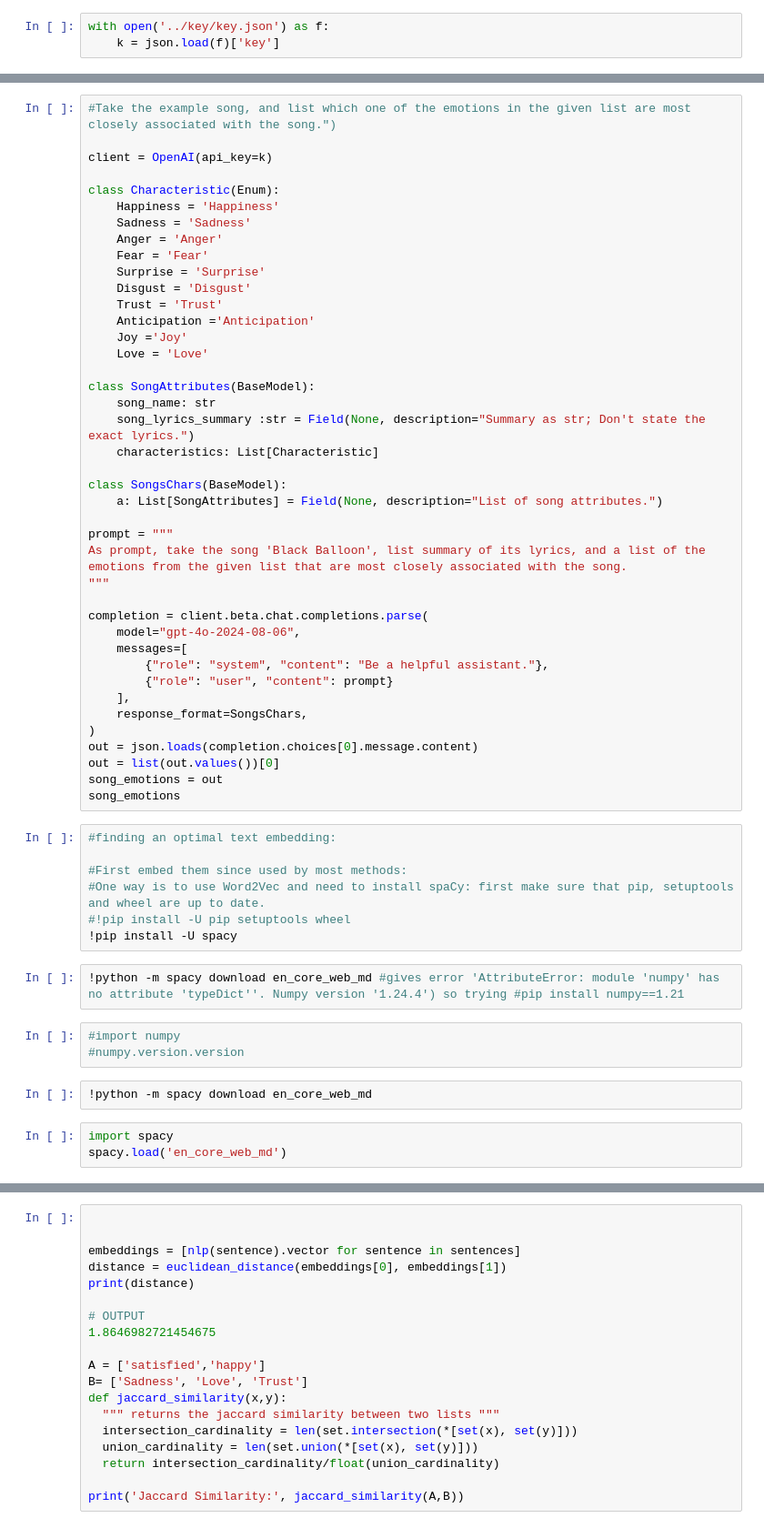
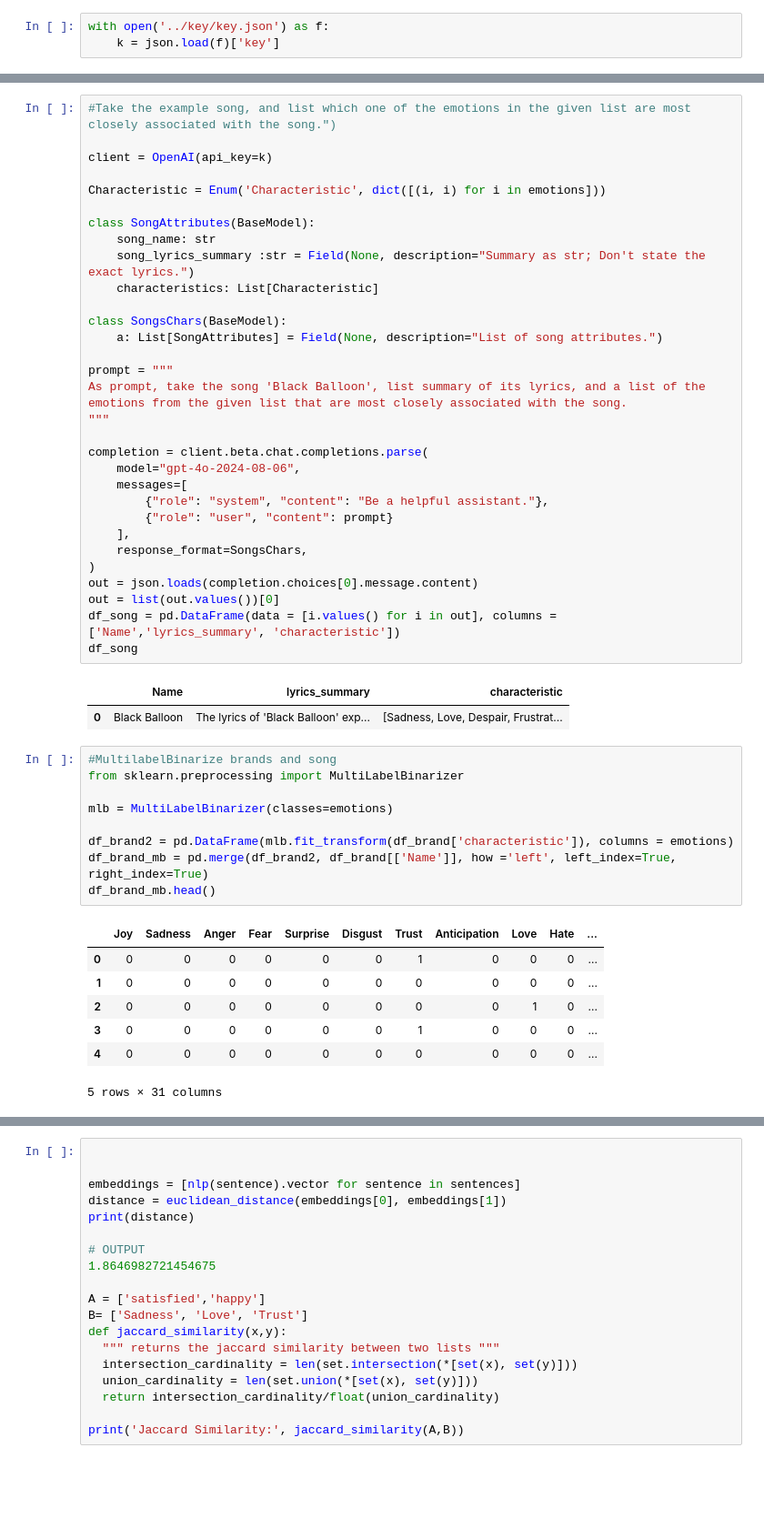
Before and after one commit to nedaresa/clothing_brand_recommender, a Jupyter notebook: explore.ipynb, the cells around one changed output, grey strips where cells are left out. Shown at 91% size. Cells and saved outputs as stored; diff of their text form; blank space fills up the shorter version.

```diff
--- a/explore.ipynb
+++ b/explore.ipynb
@@ -80,17 +103,7 @@ df
 
 client = OpenAI(api_key=k)
 
-class Characteristic(Enum):
-    Happiness = 'Happiness'
-    Sadness = 'Sadness'
-    Anger = 'Anger'
-    Fear = 'Fear'
-    Surprise = 'Surprise'
-    Disgust = 'Disgust'
-    Trust = 'Trust'
-    Anticipation ='Anticipation'
-    Joy ='Joy'
-    Love = 'Love'
+Characteristic = Enum('Characteristic', dict([(i, i) for i in emotions]))
 
 class SongAttributes(BaseModel):
     song_name: str
@@ -114,22 +127,25 @@ completion = client.beta.chat.completions.parse(
 )
 out = json.loads(completion.choices[0].message.content)
 out = list(out.values())[0]
-song_emotions = out
-song_emotions
+df_song = pd.DataFrame(data = [i.values() for i in out], columns = ['Name','lyrics_summary', 'characteristic'])
+df_song
+# %% [output]
+|  | Name | lyrics_summary | characteristic |
+| 0 | Black Balloon | The lyrics of 'Black Balloon' exp... | [Sadness, Love, Despair, Frustrat... |
-# %%
-#finding an optimal text embedding:
-
-#First embed them since used by most methods:
-#One way is to use Word2Vec and need to install spaCy: first make sure that pip, setuptools and wheel are up to date.
-#!pip install -U pip setuptools wheel
-!pip install -U spacy
-# %%
-!python -m spacy download en_core_web_md #gives error 'AttributeError: module 'numpy' has no attribute 'typeDict''. Numpy version '1.24.4') so trying #pip install numpy==1.21
-# %%
-#import numpy
-#numpy.version.version
-# %%
-!python -m spacy download en_core_web_md
-# %%
-import spacy
-spacy.load('en_core_web_md')
+# %%
+#MultilabelBinarize brands and song
+from sklearn.preprocessing import MultiLabelBinarizer
+
+mlb = MultiLabelBinarizer(classes=emotions)
+
+df_brand2 = pd.DataFrame(mlb.fit_transform(df_brand['characteristic']), columns = emotions)
+df_brand_mb = pd.merge(df_brand2, df_brand[['Name']], how ='left', left_index=True, right_index=True)
+df_brand_mb.head()
+# %% [output]
+|  | Joy | Sadness | Anger | Fear | Surprise | Disgust | Trust | Anticipation | Love | Hate | ... |
+| 0 | 0 | 0 | 0 | 0 | 0 | 0 | 1 | 0 | 0 | 0 | ... |
+| 1 | 0 | 0 | 0 | 0 | 0 | 0 | 0 | 0 | 0 | 0 | ... |
+| 2 | 0 | 0 | 0 | 0 | 0 | 0 | 0 | 0 | 1 | 0 | ... |
+| 3 | 0 | 0 | 0 | 0 | 0 | 0 | 1 | 0 | 0 | 0 | ... |
+| 4 | 0 | 0 | 0 | 0 | 0 | 0 | 0 | 0 | 0 | 0 | ... |
+5 rows × 31 columns
```
Also changed, not shown: parts of 8 cells of this notebook.
